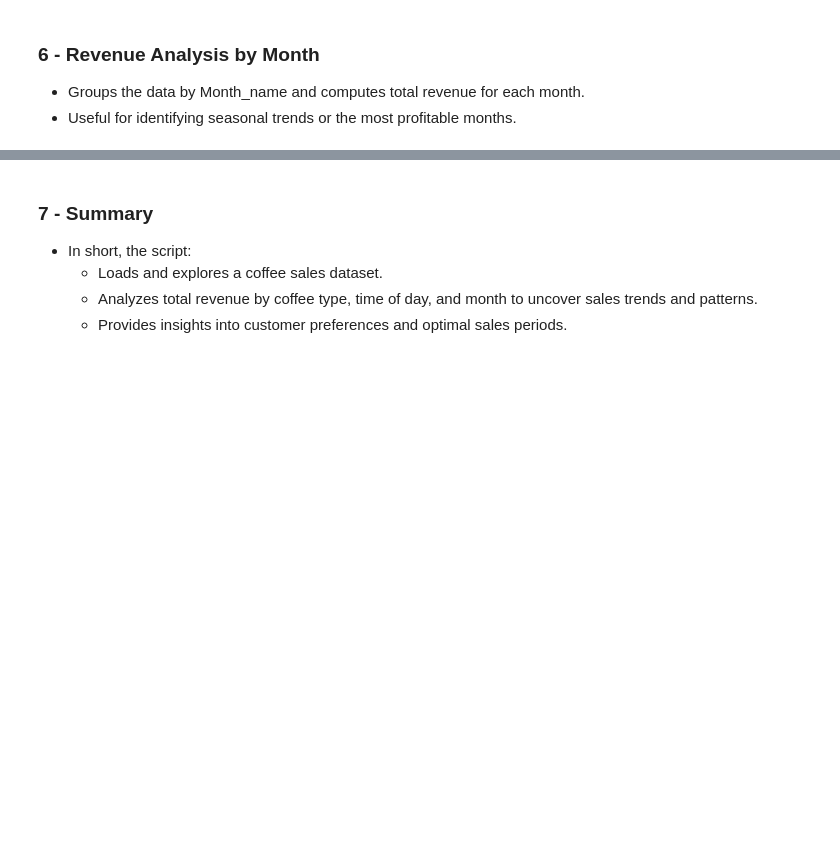
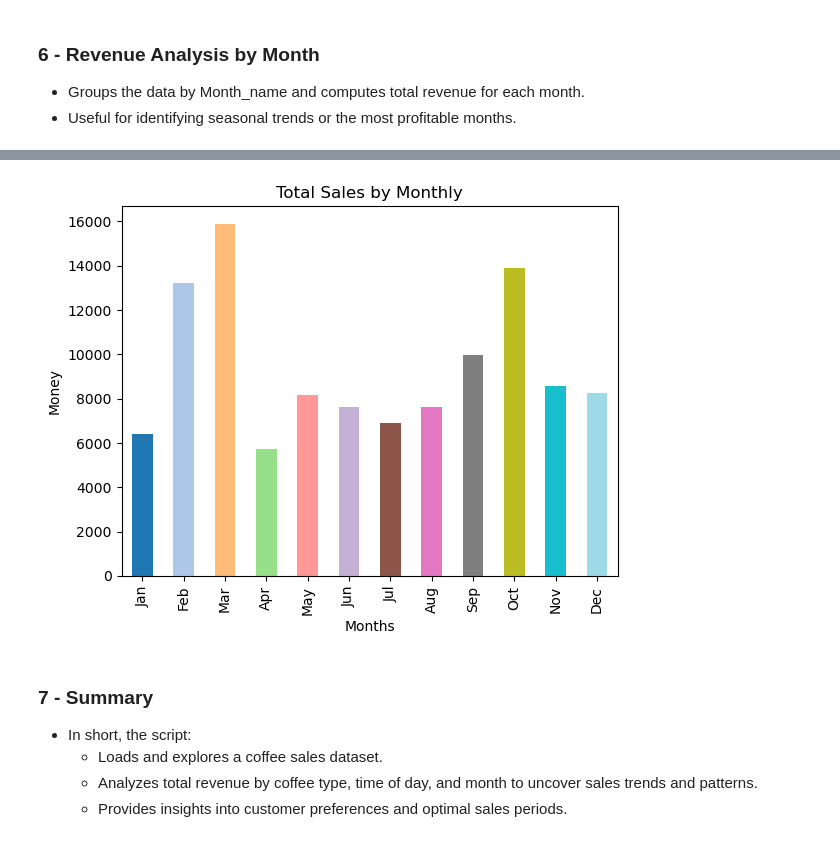
Before and after one commit to Arrakib93/coffee_analysis, a Jupyter notebook: coffee_analysis.ipynb, the cells around one changed output, grey strips where cells are left out. Saved outputs shown, nothing was run; the diff lists cells and outputs as text; code cells hidden in the pictures; blank space fills up the shorter version.

Commit message:
added chart for monthly revenue

```diff
--- a/coffee_analysis.ipynb
+++ b/coffee_analysis.ipynb
@@ -151,0 +135,7 @@ Name: money, dtype: float64
+# %%
+month_order = ['Jan', 'Feb', 'Mar', 'Apr', 'May', 'Jun',
+               'Jul', 'Aug', 'Sep', 'Oct', 'Nov', 'Dec']
+df['Month_name'] = pd.Categorical(df['Month_name'], categories=month_order, ordered=True)
+monthly_sum = df.groupby('Month_name', observed=False)['money'].sum()
+monthly_sum = monthly_sum.sort_index()
+print(monthly_sum)
@@ -152,3 +157,13 @@ Name: money, dtype: float64
+# %%
+monthly_revenue = monthly_sum = monthly_sum.sort_index()
+colors = plt.cm.tab20(np.linspace(0, 1, len(monthly_revenue)))
+monthly_revenue.plot(kind='bar', color = colors)
+plt.title('Total Sales by Monthly')
+plt.xlabel('Months')
+plt.ylabel('Money')
+plt.show()
+# %% [output]
+[figure, added]
 # %% [markdown]
 ### 7 - Summary
 - In short, the script:
```
Also changed, not shown: parts of 2 cells of this notebook.
